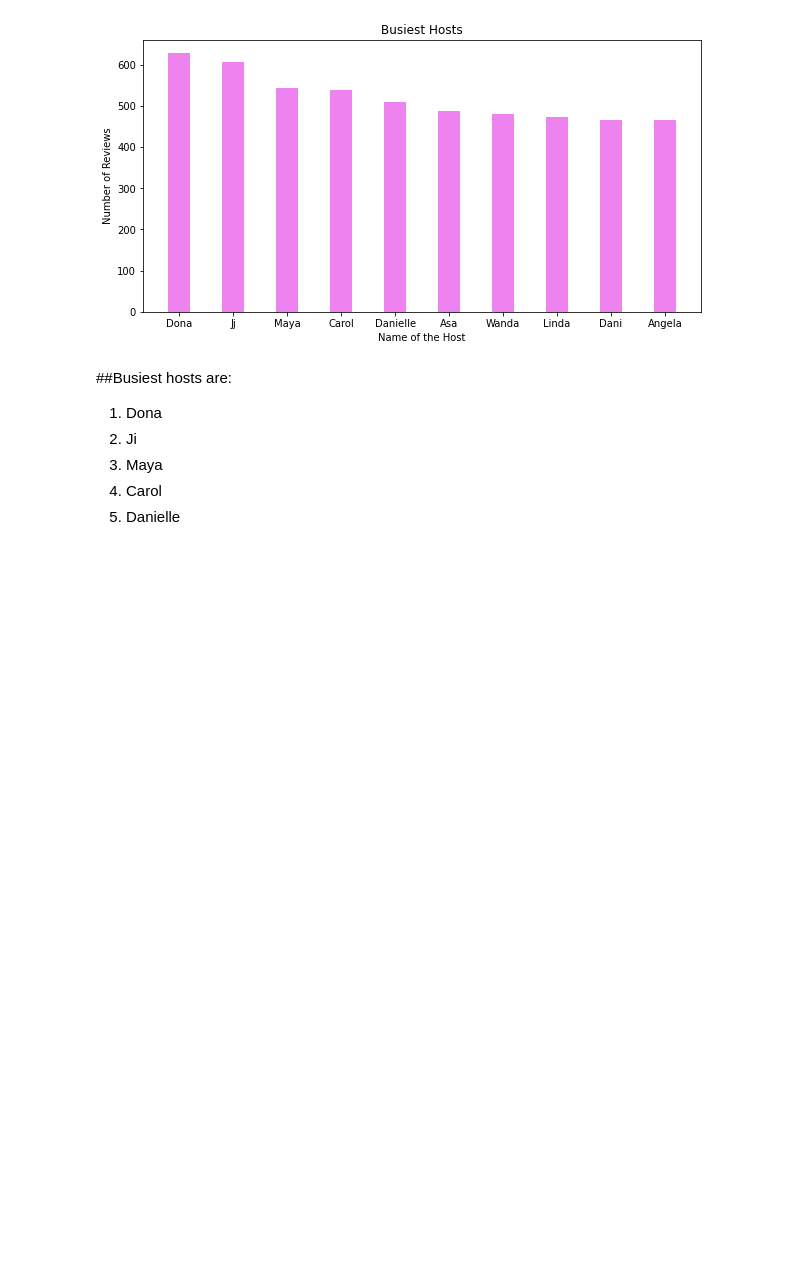
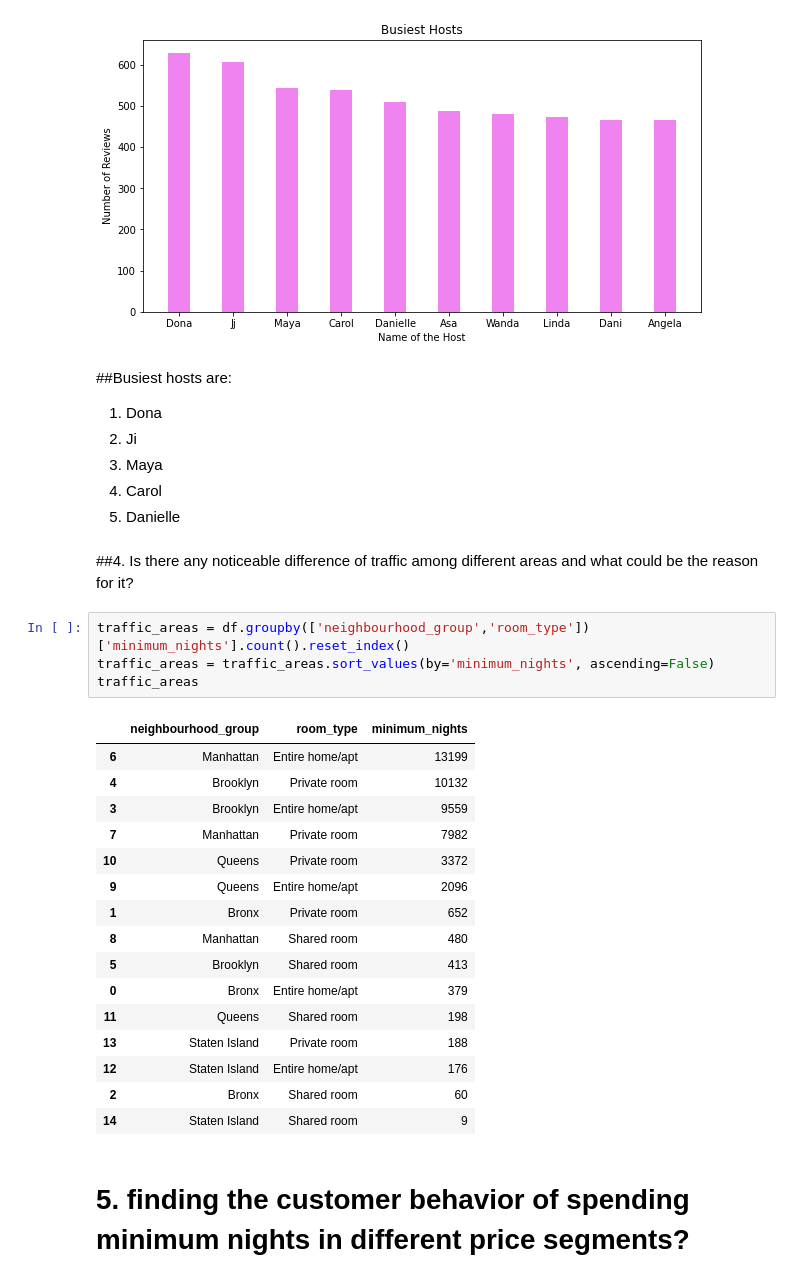
Before and after one commit to Amitpandeycoder/Airbnb-Capstone-Project, a Jupyter notebook: Airbnb_Bookings_Analysis_Capstone_Project.ipynb, the cells around one changed output. Cells and saved outputs as stored; diff of their text form; blank space fills up the shorter version.

Commit message:
Airbnb 9th Commit till MInimun NIghts vs price

```diff
--- a/Airbnb_Bookings_Analysis_Capstone_Project.ipynb
+++ b/Airbnb_Bookings_Analysis_Capstone_Project.ipynb
@@ -424,3 +424,28 @@ plt.show()
 3. Maya
 4. Carol
 5. Danielle
+# %% [markdown]
+##4. Is there any noticeable difference of traffic among different areas and what could be the reason for it?
+# %%
+traffic_areas = df.groupby(['neighbourhood_group','room_type'])['minimum_nights'].count().reset_index()
+traffic_areas = traffic_areas.sort_values(by='minimum_nights', ascending=False)
+traffic_areas
+# %% [output]
+|  | neighbourhood_group | room_type | minimum_nights |
+| 6 | Manhattan | Entire home/apt | 13199 |
+| 4 | Brooklyn | Private room | 10132 |
+| 3 | Brooklyn | Entire home/apt | 9559 |
+| 7 | Manhattan | Private room | 7982 |
+| 10 | Queens | Private room | 3372 |
+| 9 | Queens | Entire home/apt | 2096 |
+| 1 | Bronx | Private room | 652 |
+| 8 | Manhattan | Shared room | 480 |
+| 5 | Brooklyn | Shared room | 413 |
+| 0 | Bronx | Entire home/apt | 379 |
+| 11 | Queens | Shared room | 198 |
+| 13 | Staten Island | Private room | 188 |
+| 12 | Staten Island | Entire home/apt | 176 |
+| 2 | Bronx | Shared room | 60 |
+| 14 | Staten Island | Shared room | 9 |
+# %% [markdown]
+# 5. finding the customer behavior of spending minimum nights in different price segments?
```
Also changed, not shown: parts of 3 cells of this notebook.
